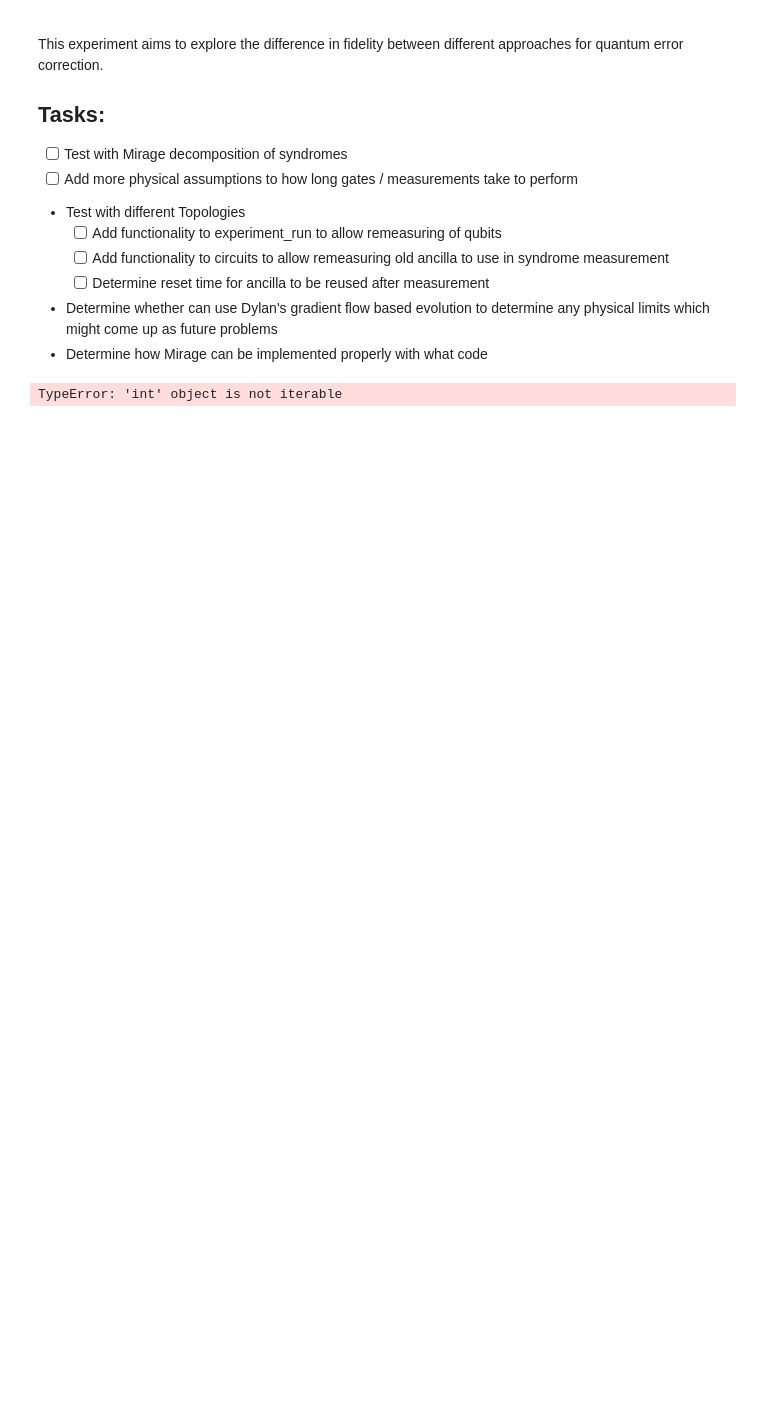
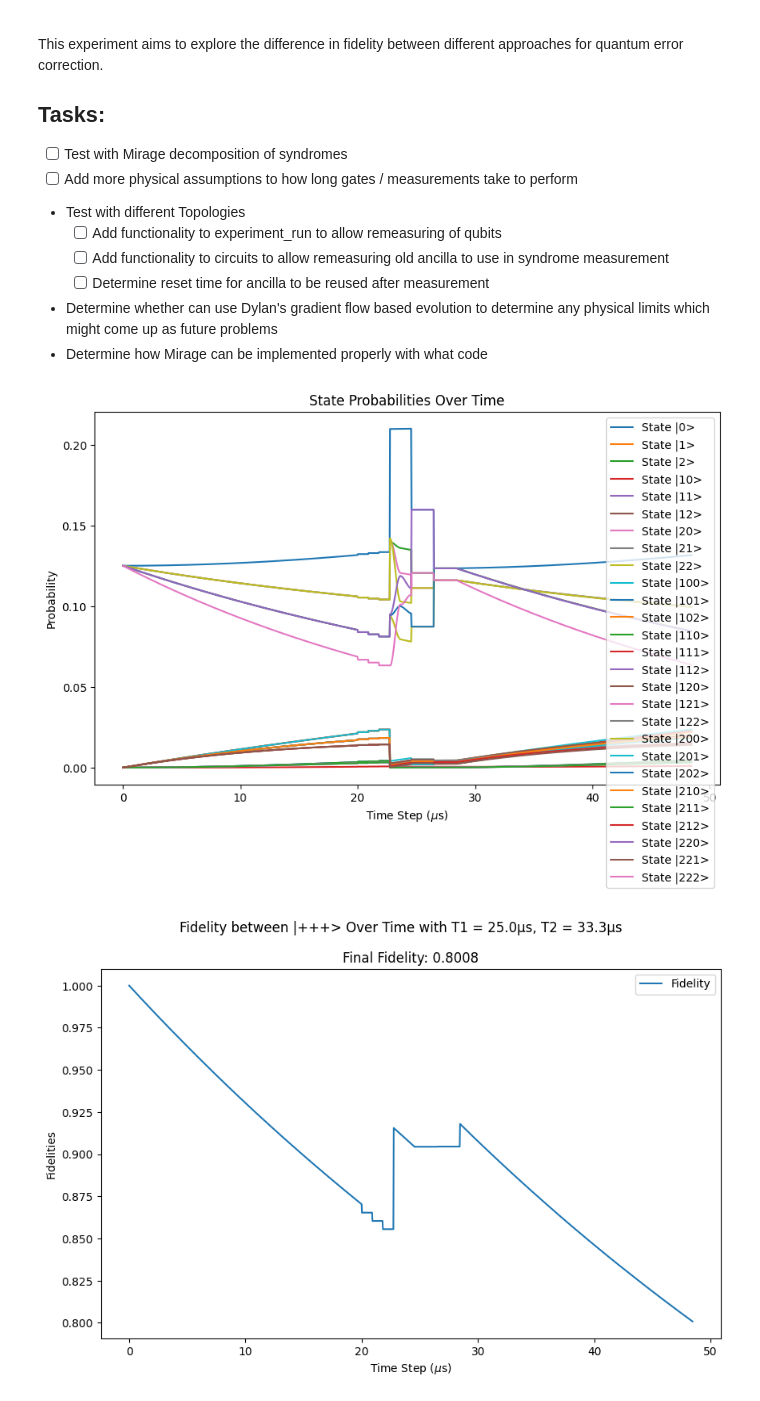
Before and after one commit to Wrn13/QuantumLogicalSimulator, a Jupyter notebook: src/notebooks/stabilizer_comparison.ipynb, the cells around one changed output. Saved outputs shown, nothing was run; the diff lists cells and outputs as text; code cells hidden in the pictures; blank space fills up the shorter version.

```diff
--- a/src/notebooks/stabilizer_comparison.ipynb
+++ b/src/notebooks/stabilizer_comparison.ipynb
@@ -176,7 +40,7 @@ def base_three_to_base_ten(digits: List[int]) -> int:
     """Convert a list of base-3 digits to a base-10 integer."""
     return sum(d * (3 ** i) for i, d in enumerate(reversed(digits)))
 # %%
-def plot_results(trotter_dt: float, state_list: List[qt.Qobj], output_path: str) -> None:
+def plot_results(trotter_dt: float, state_list: List[qt.Qobj], output_path: str, t1, t2) -> None:
     """Create and save diagnostic plots for a completed experiment.
 
     The function computes time-steps from `trotter_dt` and extracts marginal
@@ -215,7 +79,7 @@ def plot_results(trotter_dt: float, state_list: List[qt.Qobj], output_path: str)
     plt.figure(figsize=(10, 6))
     for i in range(27): # one 0 two 2, 222
         plt.plot(time_steps, probabilities[:, i], label=f"State |{np.base_repr(i, base=3)}>")
-    plt.xlabel("Time Step")
+    plt.xlabel(r"Time Step ($\mu$s)")
     plt.ylabel("Probability")
     plt.title("State Probabilities Over Time")
     plt.legend()
@@ -224,10 +88,10 @@ def plot_results(trotter_dt: float, state_list: List[qt.Qobj], output_path: str)
 
     plt.figure(figsize=(10, 6))
     plt.plot(time_steps, fidelities, label="Fidelity")
-    plt.xlabel("Time Step")
+    plt.xlabel(r"Time Step ($\mu$s)")
     plt.ylabel("Fidelities")
-    plt.title("Fidelity between |+++> Over Time")
-    plt.text(0.5, 0.5, f"Final Fidelity: {fidelities[-1]:.4f}")
+    plt.suptitle(f"Fidelity between |+++> Over Time with T1 = {t1:.1f}μs, T2 = {t2:.1f}μs")
+    plt.title(f"Final Fidelity: {fidelities[-1]:.4f}")
     plt.legend()
     plt.savefig(f"{output_path}/fidelities_plot.png")
     plt.show()
@@ -247,32 +111,36 @@ def plot_results(trotter_dt: float, state_list: List[qt.Qobj], output_path: str)
     plt.show()
 # %%
 # Parameters (kept concise in the notebook)
-iterations = 1
-t1_list = np.linspace(25, 160, iterations)
-t2_list = np.linspace(33.3, 321, iterations)
+iterations = 2
+t1_list = [25, 280]
+t2_list = [33.3, 330]
 trotter_dt = .03
-cnot_time = .5
+cnot_time = .9
 single_qudit_time = .03
 
 # Individual superpositions
 plus_state = hadamard_operator(3) * qt.basis(3,0)
 minus_state = hadamard_operator(3) * qt.basis(3,2)
 
 hada_layer = qt.tensor(hadamard_operator(3), hadamard_operator(3), hadamard_operator(3))
 # Prepare initial logical state
 logical_psi_0 = (qt.tensor(plus_state, plus_state, plus_state))  # Small  phase error from |+++>
 total_psi_0 = qt.tensor(logical_psi_0, qt.basis(3,0))  # ancillas in |0>
 rho_0 = total_psi_0 * total_psi_0.dag()
 
 # Create runner and trotterizer, then run experiment with a list of setups
 for i in range(iterations):
     trotterizer = runner.generate_trotterizer(trotter_dt, t1_list[i], t2_list[i], 3, 4)
-    setups = [partial_erasure_circuit(single_qudit_time, cnot_time, num_ancillae=1, target_state=0, target_ancilla=0),
+    setups = [
+
+              partial_erasure_circuit(single_qudit_time, cnot_time, num_ancillae=1, target_state=0),
+              partial_erasure_circuit(single_qudit_time, cnot_time, num_ancillae=1, target_state=1),
+              partial_erasure_circuit(single_qudit_time, cnot_time, num_ancillae=1, target_state=2),
               partial_phase_circuit(single_qudit_time, cnot_time, target_state=0),
-              partial_erasure_circuit(single_qudit_time, cnot_time, num_ancillae=1, target_state=1, target_ancilla=0),
               partial_phase_circuit(single_qudit_time, cnot_time, target_state=1),
-              partial_erasure_circuit(single_qudit_time, cnot_time, num_ancillae=1, target_state=2, target_ancilla=0)]
+              ]
     state_list = runner.experiment_partial_run(trotterizer, rho_0, setups)
-    plot_results(trotter_dt, state_list, "output/test_partial_interleaved")
+    plot_results(trotter_dt, state_list, f"PPEEE/t1_{t1_list[i]:.1f}_t2_{t2_list[i]:.1f}", t1_list[i], t2_list[i])
 # %% [output]
-TypeError: 'int' object is not iterable
+[figure, added]
+[figure, added]
```
Also changed, not shown: parts of 8 cells of this notebook, 28 other files.
